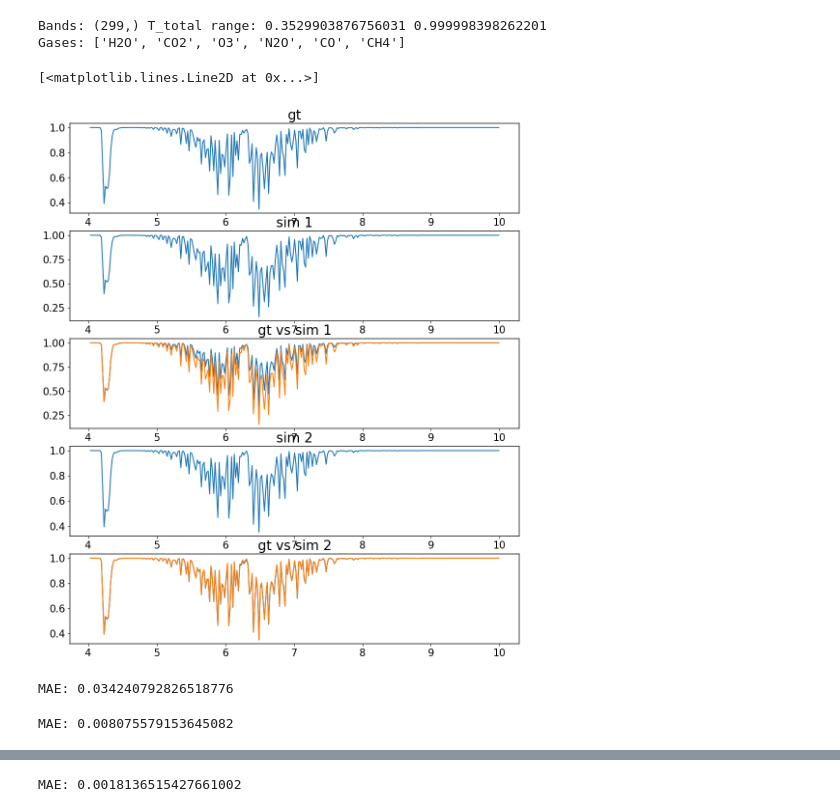
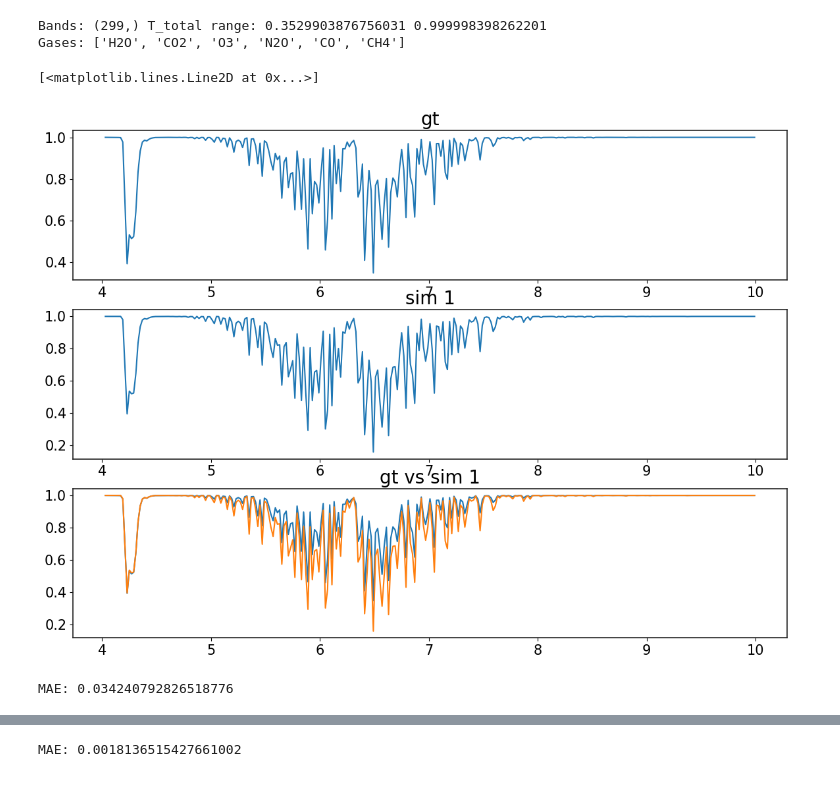
Before and after one commit to OscarMigue9/Stand-off, a Jupyter notebook: downsampling_JULIAN.ipynb, the cells around one changed output, grey strips where cells are left out. Cells and saved outputs as stored; diff of their text form; code cells hidden in the pictures.

```diff
--- a/downsampling_JULIAN.ipynb
+++ b/downsampling_JULIAN.ipynb
@@ -793,35 +793,22 @@ downsample(sim, gt, output)
 # %%
 gt = np.load("SIMULATED/Transmittance_ALLGASES_4-10_1m__downsampled_to_Simulated_ALLGASES_4-10_1m.npy")
 sim = np.load("SIMULATED/Simulated_ALLGASES_4-10_1m.npy")
-sim_2 = np.load("SIMULATED/Simulated_ALLGASES_2_4-10_1m.npy")
-plt.figure(figsize=(12, 14))
-plt.subplot(511)
+plt.figure(figsize=(14, 10))
+plt.subplot(311)
 plt.title('gt')
 plt.plot(gt[0], gt[1])
-plt.subplot(512)
+plt.subplot(312)
 plt.title('sim 1')
 plt.plot(sim[0], sim[1])
-plt.subplot(513)
+plt.subplot(313)
 plt.title('gt vs sim 1')
 plt.plot(gt[0], gt[1])
 plt.plot(sim[0], sim[1])
-plt.subplot(514)
-plt.title('sim 2')
-plt.plot(sim_2[0], sim_2[1])
-plt.subplot(515)
-plt.title('gt vs sim 2')
-plt.plot(gt[0], gt[1])
-plt.plot(sim_2[0], sim_2[1])
 # %% [output]
 [<matplotlib.lines.Line2D at 0x...>]
-[figure, old version]
+[figure, new version]
 # %%
 mae = np.mean(np.abs(gt[1]-sim[1]))
 print("MAE:", mae)
 # %% [output]
 MAE: 0.034240792826518776
-# %%
-mae = np.mean(np.abs(gt[1]-sim_2[1]))
-print("MAE:", mae)
-# %% [output]
-MAE: 0.008075579153645082
```
Also changed, not shown: parts of 1 cell of this notebook, 2 other files.
